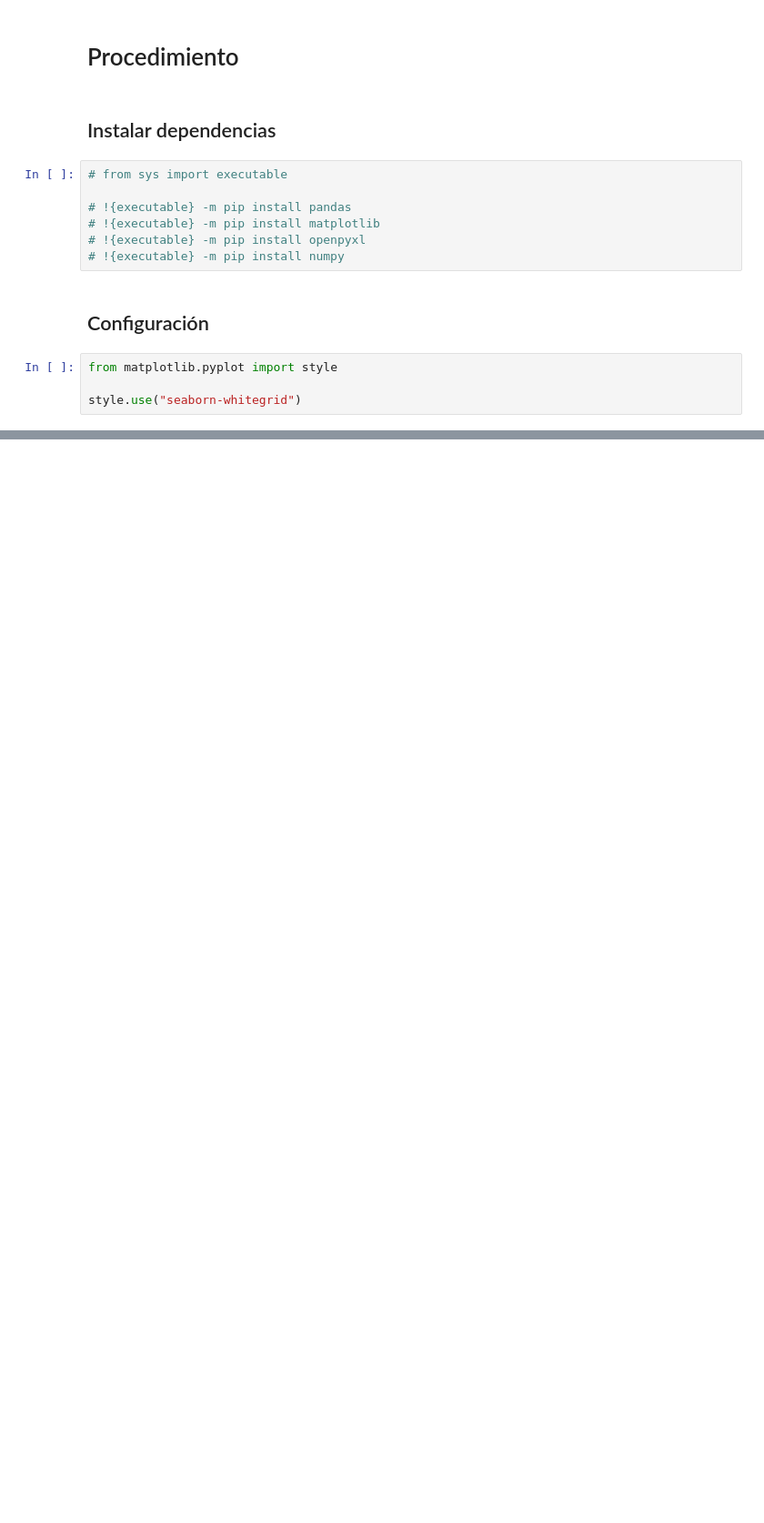
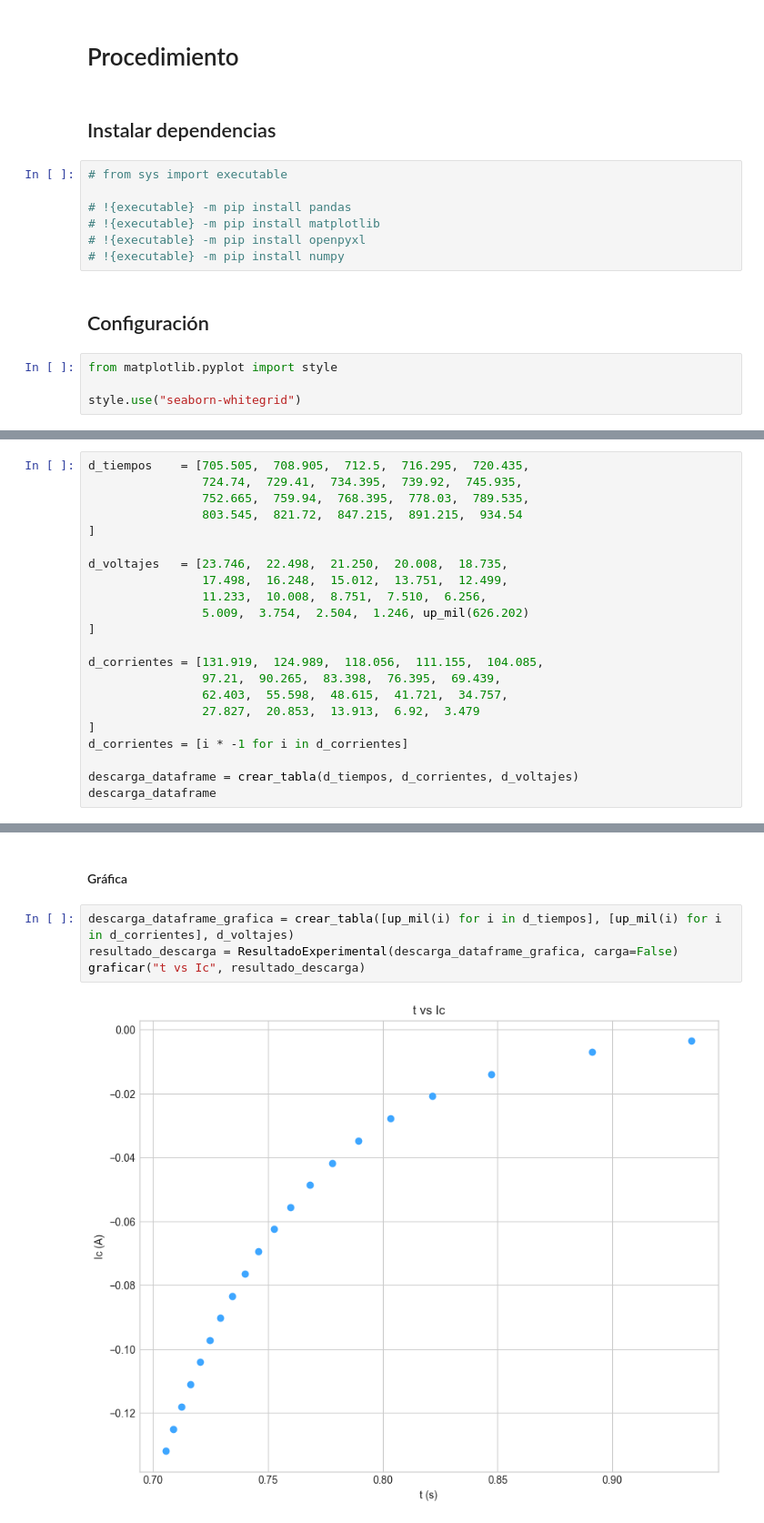
Before and after one commit to afgalvan/circuit-lab, a Jupyter notebook: circuit_lab.ipynb, the cells around one changed output, grey strips where cells are left out. Shown at 91% size. Drawn from its saved outputs; the diff is of its cells as text; blank space fills up the shorter version.

```diff
--- a/circuit_lab.ipynb
+++ b/circuit_lab.ipynb
@@ -45,0 +104,22 @@ style.use("seaborn-whitegrid")
+# %%
+d_tiempos    = [705.505,  708.905,  712.5,  716.295,  720.435,
+                724.74,  729.41,  734.395,  739.92,  745.935,
+                752.665,  759.94,  768.395,  778.03,  789.535,
+                803.545,  821.72,  847.215,  891.215,  934.54
+]
+
+d_voltajes   = [23.746,  22.498,  21.250,  20.008,  18.735,
+                17.498,  16.248,  15.012,  13.751,  12.499,
+                11.233,  10.008,  8.751,  7.510,  6.256,
+                5.009,  3.754,  2.504,  1.246, up_mil(626.202)
+]
+
+d_corrientes = [131.919,  124.989,  118.056,  111.155,  104.085,
+                97.21,  90.265,  83.398,  76.395,  69.439,
+                62.403,  55.598,  48.615,  41.721,  34.757,
+                27.827,  20.853,  13.913,  6.92,  3.479
+]
+d_corrientes = [i * -1 for i in d_corrientes]
+
+descarga_dataframe = crear_tabla(d_tiempos, d_corrientes, d_voltajes)
+descarga_dataframe
@@ -45,0 +144,8 @@ style.use("seaborn-whitegrid")
+# %% [markdown]
+#### Gráfica
+# %%
+descarga_dataframe_grafica = crear_tabla([up_mil(i) for i in d_tiempos], [up_mil(i) for i in d_corrientes], d_voltajes)
+resultado_descarga = ResultadoExperimental(descarga_dataframe_grafica, carga=False)
+graficar("t vs Ic", resultado_descarga)
+# %% [output]
+[figure, added]
```
Also changed, not shown: parts of 8 cells of this notebook, 3 other files.
